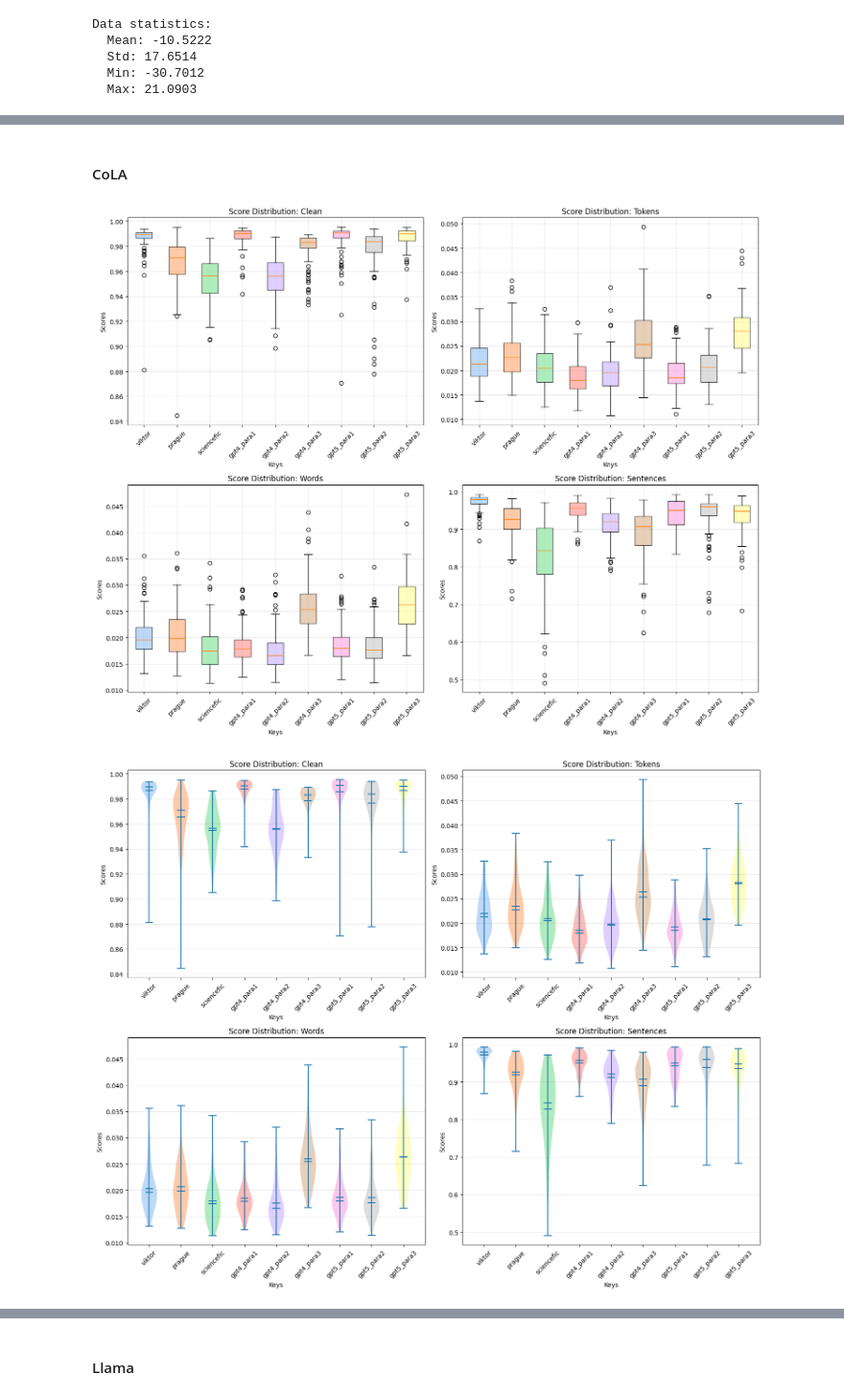
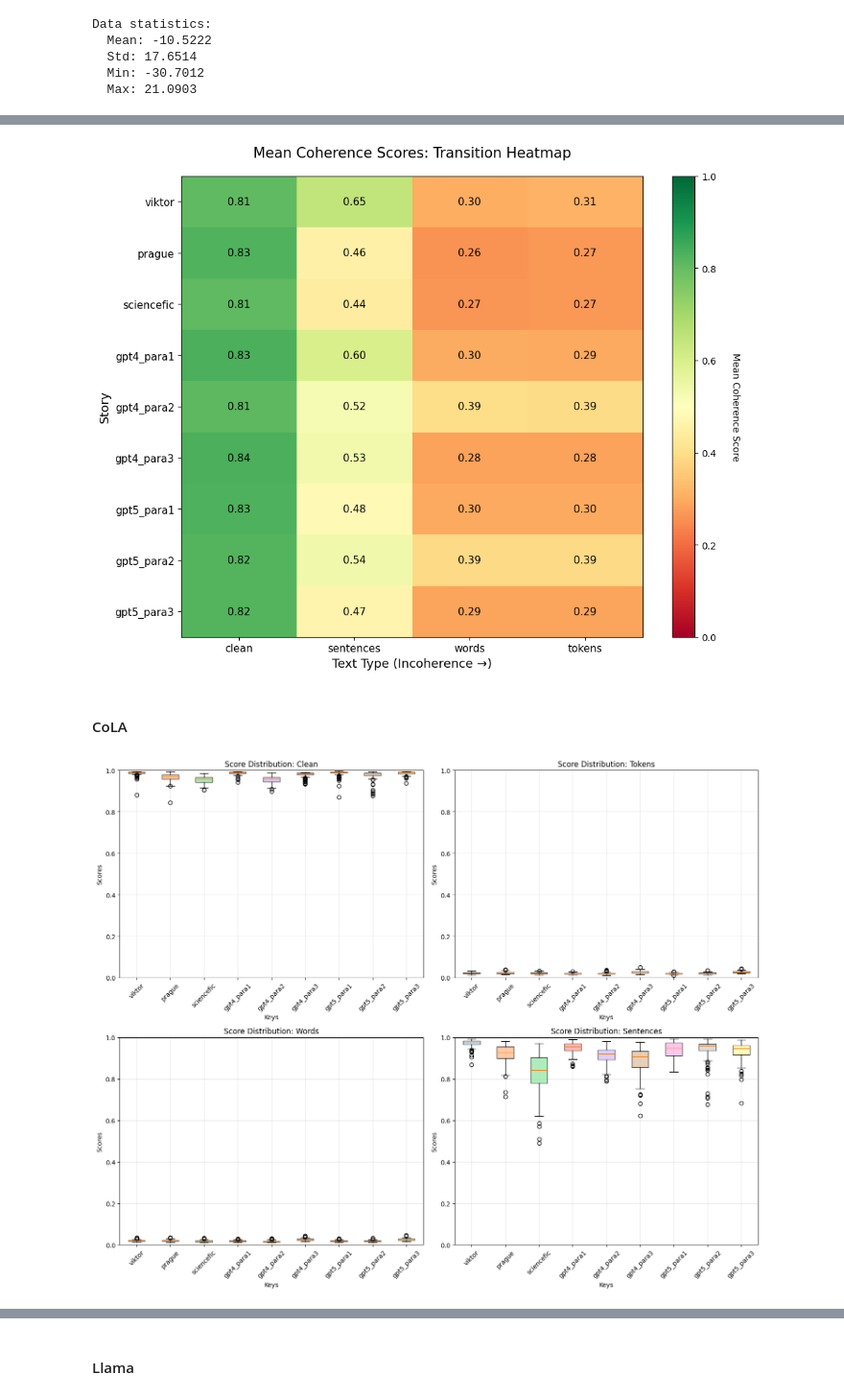
Before and after one commit to joaocnvdias/mech-i-coherence, a Jupyter notebook: vector-fields/plots/models-comparison.ipynb, the cells around one changed output, grey strips where cells are left out. Shown at 96% size. Saved outputs shown, nothing was run; the diff lists cells and outputs as text; code cells hidden in the pictures.

Commit message:
fix(model-comparison): update to how individual and grouped plots look

```diff
--- a/vector-fields/plots/models-comparison.ipynb
+++ b/vector-fields/plots/models-comparison.ipynb
@@ -1041,11 +1340,13 @@ plot_strip_with_stats(normalized_results)
+# %%
+plot_transition_heatmap(normalized_results, vlim=(0,1))
+# %% [output]
+[figure, added]
 # %% [markdown]
 #### CoLA
 # %%
 cola_results = loaded_results["cola"]
 # %%
-plot_individual_text_types(cola_results)
-plot_violin_individual(cola_results)
-plot_strip_with_stats(cola_results)
+plot_individual_text_types(cola_results, ylim=(0,1))
+#plot_strip_with_stats(cola_results)
 # %% [output]
-[figure, old version]
+[figure, new version]
-[figure, removed]
```
Also changed, not shown: parts of 11 cells of this notebook.
